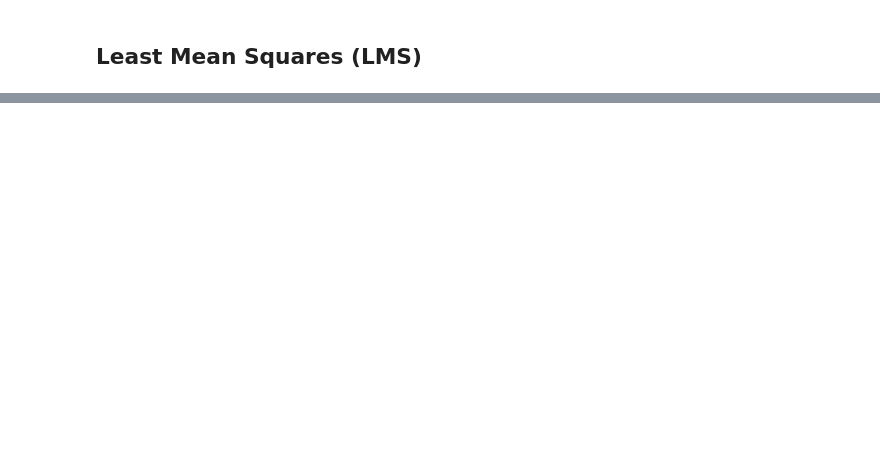
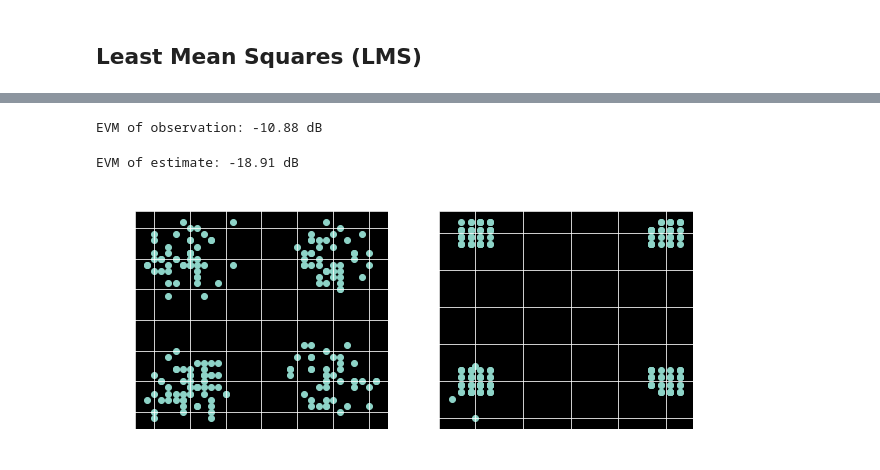
Before and after one commit to mohantyk/dsp_in_comm, a Jupyter notebook: chap4.ipynb, the cells around one changed output, grey strips where cells are left out. Saved outputs shown, nothing was run; the diff lists cells and outputs as text; code cells hidden in the pictures; blank space fills up the shorter version.

Commit message:
Add decision feedback equalization

```diff
--- a/chap4.ipynb
+++ b/chap4.ipynb
@@ -246,0 +249,54 @@ ax2.grid(linestyle='dashed');
+# %%
+# QPSK signal
+x_len = 200
+qpsk = np.random.choice([-1, 1], x_len) + 1j*np.random.choice([-1, 1], x_len)
+channel = array([0.05, 0.1j, 1.0, 0.20, -0.15j, 0.1])
+y = signal.lfilter(channel, 1, qpsk)
+# %%
+# Feed forward filter
+feed_forward_filter = array([0, 0, 0, 1, 0]) # Pass through
+feed_forward = signal.lfilter(feed_forward_filter, 1, y)
+# %%
+# Decision feedback loop
+post_cursors = 3
+feedback_coeffs = -channel[-post_cursors:] # Negative of post-cursors
+fb_pipe = np.zeros_like(feedback_coeffs, complex)
+
+estimate = np.zeros_like(y, complex)
+last_estimate = 0
+
+for n, ff_out in enumerate(feed_forward):
+    decision = np.sign(last_estimate.real) + 1j*np.sign(last_estimate.imag)
+    fb_pipe = np.roll(fb_pipe, 1)
+    fb_pipe[0] = decision
+
+    last_estimate = ff_out + np.dot(fb_pipe, feedback_coeffs)
+    estimate[n] = last_estimate
+# %%
+# EVM
+ideal = np.sign(y[5:].real) + 1j*np.sign(y[5:].imag)
+error = y[5:] - ideal
+evm_observation = 10*np.log10(error.var()/ideal.var())
+
+print('EVM of observation: {:.2f} dB'.format(evm_observation))
+# %% [output]
+EVM of observation: -10.88 dB
+# %%
+ideal = np.sign( estimate[5:].real) + 1j*np.sign(estimate[5:].imag)
+error = estimate[5:] - ideal
+evm_estimate = 10*np.log10(error.var()/ideal.var())
+
+print('EVM of estimate: {:.2f} dB'.format(evm_estimate))
+# %% [output]
+EVM of estimate: -18.91 dB
+# %%
+_, (ax1, ax2) = plt.subplots(1, 2, figsize=(10,4))
+ax1.scatter(y[5:].real, y[5:].imag)
+ax1.set_title('Observation y[n]')
+ax1.grid()
+
+ax2.scatter(estimate[5:].real, estimate[5:].imag)
+ax2.set_title('Estimate of x[n]')
+ax2.grid();
+# %% [output]
+[figure, added]
```
Also changed, not shown: parts of 13 cells of this notebook.
